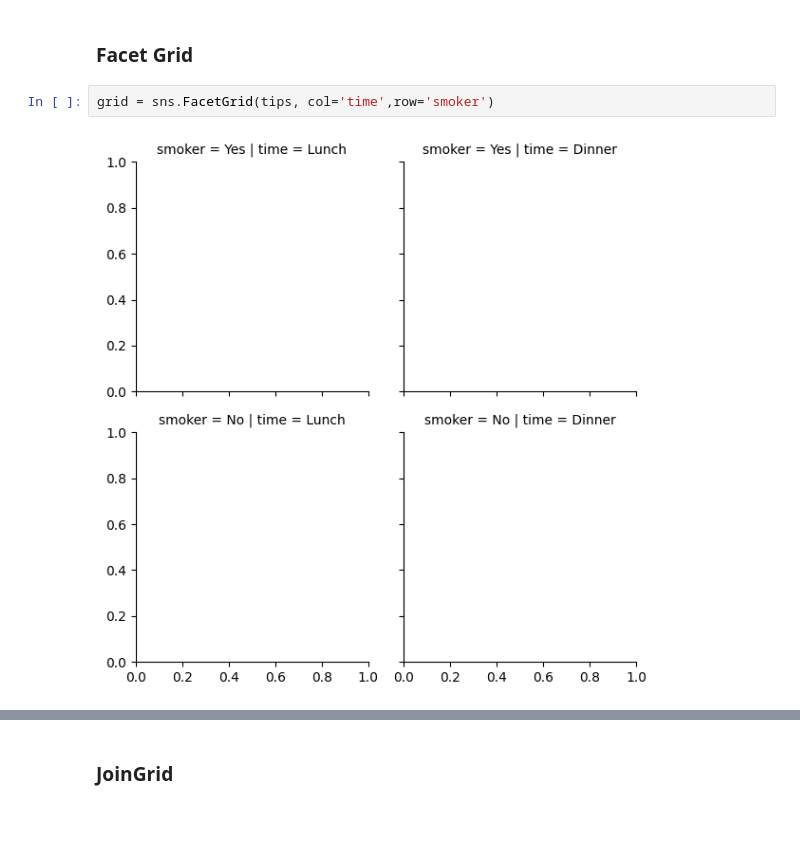
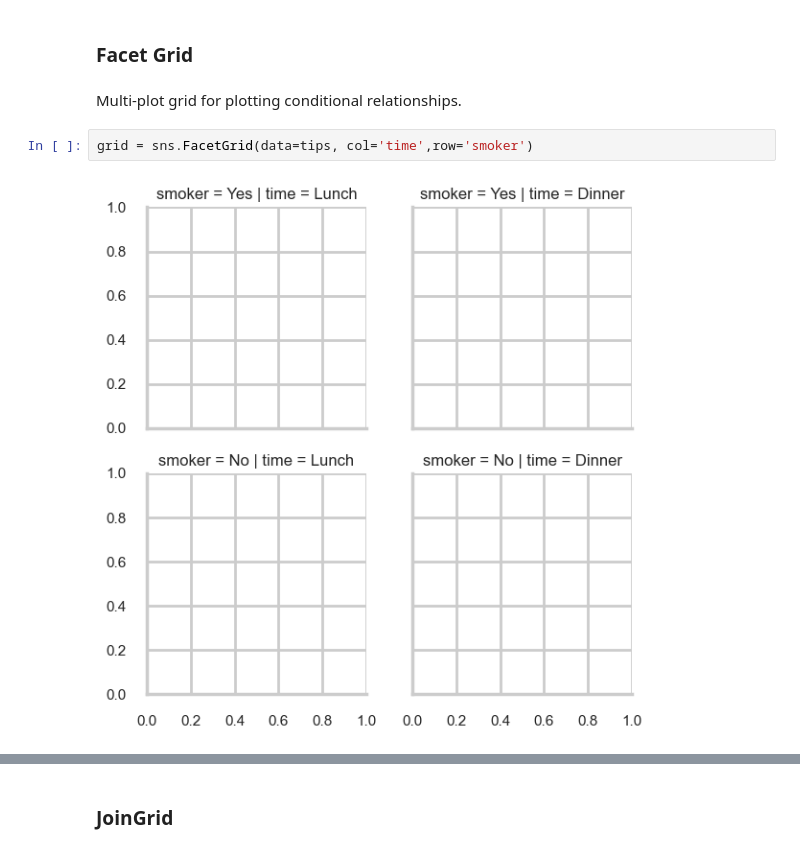
Before and after one commit to TheGeekers/DataScience-Notebooks, a Jupyter notebook: seaborn/02_Seaborn_usefullPlot.ipynb, the cells around one changed output, grey strips where cells are left out. Saved outputs shown, nothing was run; the diff lists cells and outputs as text; blank space fills up the shorter version.

```diff
--- a/seaborn/02_Seaborn_usefullPlot.ipynb
+++ b/seaborn/02_Seaborn_usefullPlot.ipynb
@@ -566,10 +107,12 @@ grid.map_lower(sns.kdeplot)
 [figure]
 # %% [markdown]
 ### Facet Grid
+# %% [markdown]
+Multi-plot grid for plotting conditional relationships.
 # %%
-grid = sns.FacetGrid(tips, col='time',row='smoker')
+grid = sns.FacetGrid(data=tips, col='time',row='smoker')
 # %% [output]
-[figure, old version]
+[figure, new version]
 # %%
 grid = sns.FacetGrid(tips, col='time',row='smoker')
 grid.map(plt.hist,'total_bill')
```
Also changed, not shown: parts of 99 cells of this notebook, 2 other files.
